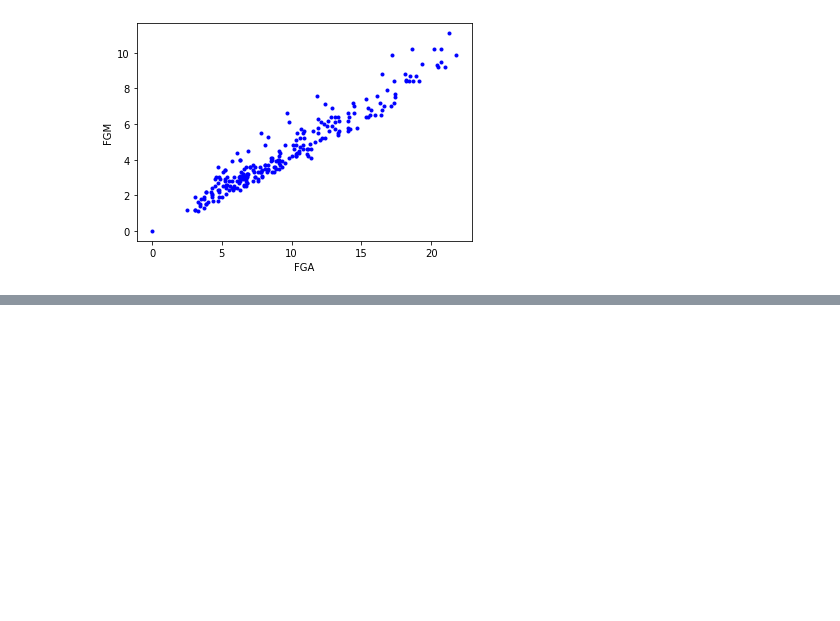
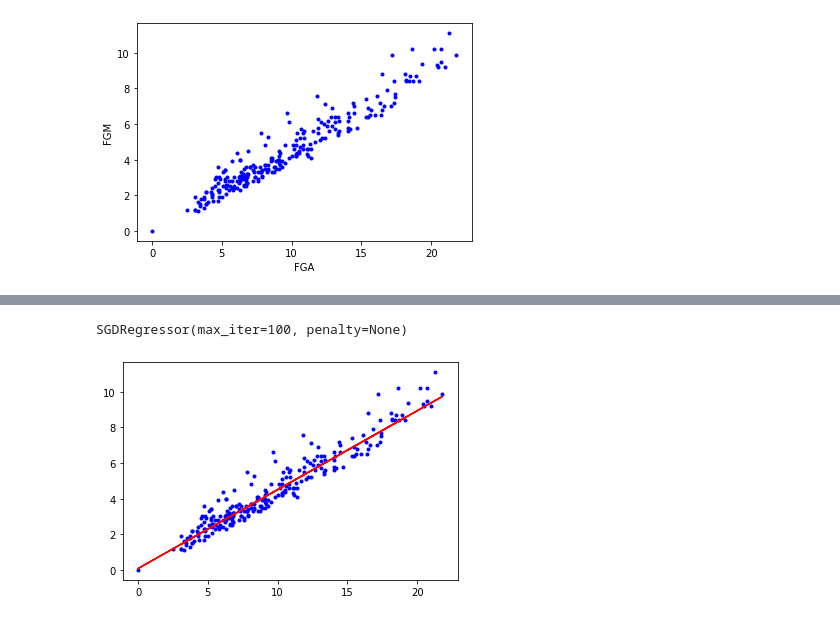
Before and after one commit to arad4228/BigData_A.I, a Jupyter notebook: A.I(인공지능)/인공지능.ipynb, the cells around one changed output, grey strips where cells are left out. Saved outputs shown, nothing was run; the diff lists cells and outputs as text; code cells hidden in the pictures; blank space fills up the shorter version.

```diff
--- a/A.I(인공지능)/인공지능.ipynb
+++ b/A.I(인공지능)/인공지능.ipynb
@@ -61,0 +116,13 @@ Text(0, 0.5, 'FGM')
+# %%
+from sklearn.linear_model import SGDRegressor
+sgd_reg = SGDRegressor(max_iter = 100, penalty = None, alpha=0.0001)
+sgd_reg.fit(X, Y.ravel())
+# %% [output]
+SGDRegressor(max_iter=100, penalty=None)
+# %%
+Y_pred = sgd_reg.predict(X)
+plt.plot(X,Y,'b.')
+plt.plot(X,Y_pred,'r')
+plt.show()
+# %% [output]
+[figure, added]
```
Also changed, not shown: parts of 10 cells of this notebook.
